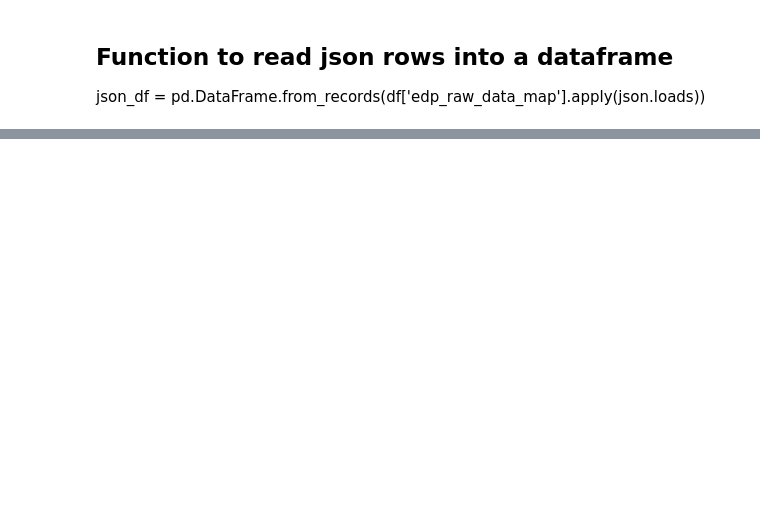
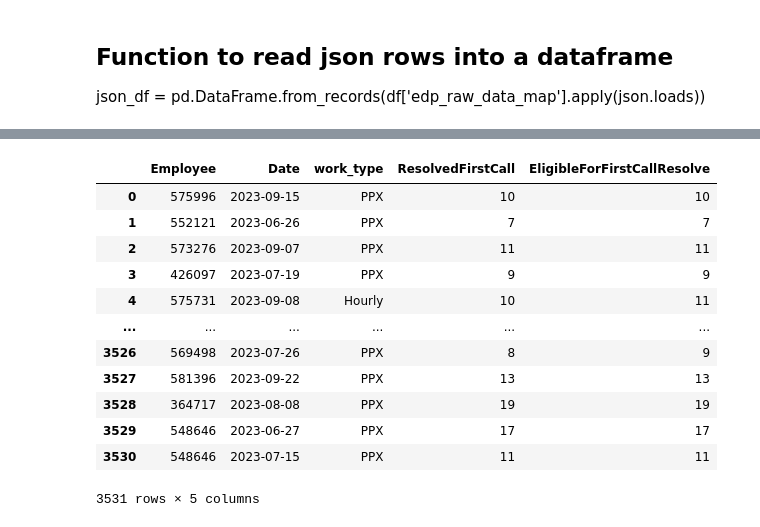
Before and after one commit to Austen-Moore94/Expert-Assist-Pilot, a Jupyter notebook: Dashboard/Tests.ipynb, the cells around one changed output, grey strips where cells are left out. Drawn from its saved outputs; the diff is of its cells as text; code cells hidden in the pictures; blank space fills up the shorter version.

```diff
--- a/Dashboard/Tests.ipynb
+++ b/Dashboard/Tests.ipynb
@@ -194,0 +40,17 @@ WHERE 1=1
+# %%
+df = run_query(file_to_string('SQL/FirstCallResolutionRate.SQL'))
+df
+# %% [output]
+|  | Employee | Date | work_type | ResolvedFirstCall | EligibleForFirstCallResolve |
+| 0 | 575996 | 2023-09-15 | PPX | 10 | 10 |
+| 1 | 552121 | 2023-06-26 | PPX | 7 | 7 |
+| 2 | 573276 | 2023-09-07 | PPX | 11 | 11 |
+| 3 | 426097 | 2023-07-19 | PPX | 9 | 9 |
+| 4 | 575731 | 2023-09-08 | Hourly | 10 | 11 |
+| ... | ... | ... | ... | ... | ... |
+| 3526 | 569498 | 2023-07-26 | PPX | 8 | 9 |
+| 3527 | 581396 | 2023-09-22 | PPX | 13 | 13 |
+| 3528 | 364717 | 2023-08-08 | PPX | 19 | 19 |
+| 3529 | 548646 | 2023-06-27 | PPX | 17 | 17 |
+| 3530 | 548646 | 2023-07-15 | PPX | 11 | 11 |
+3531 rows × 5 columns
```
Also changed, not shown: parts of 13 cells of this notebook, 3 other files.
